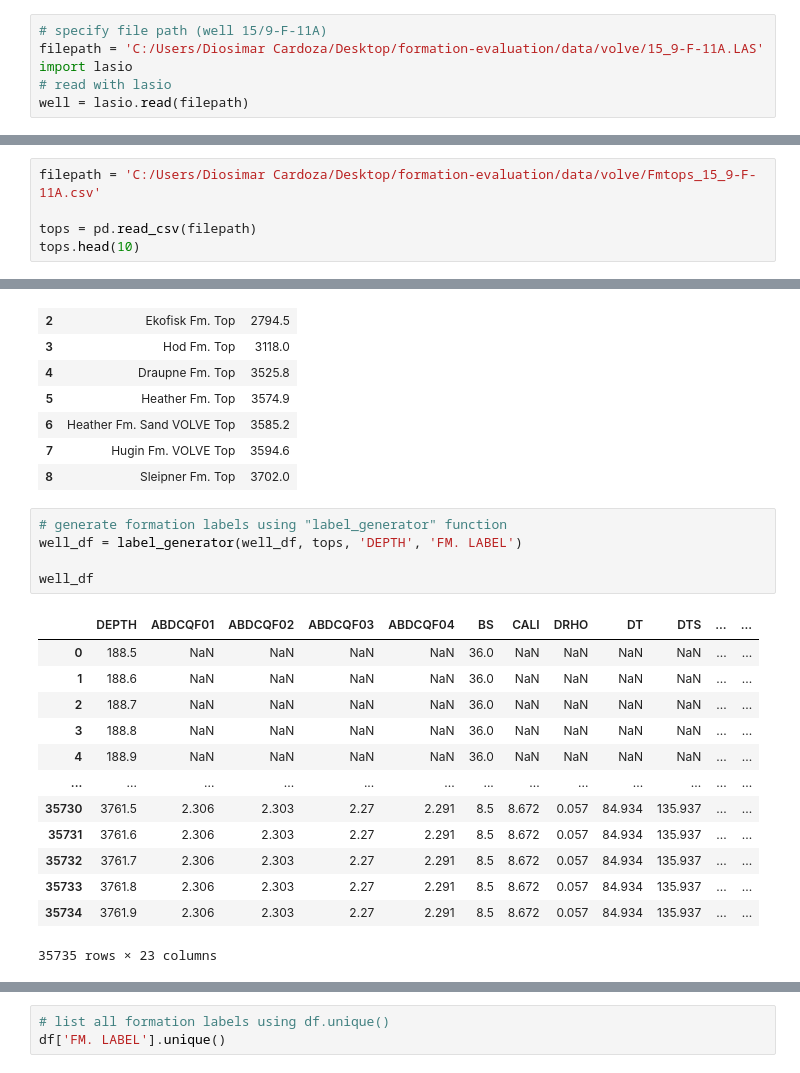
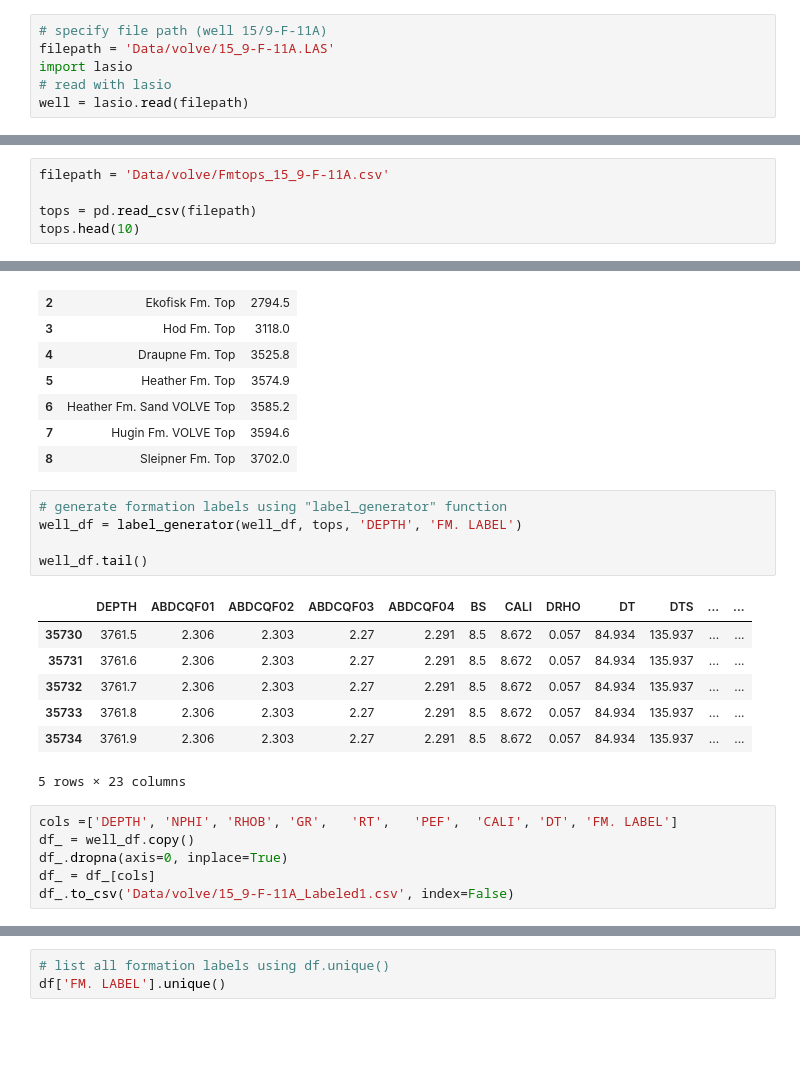
Before and after one commit to diosimar/OilGas_volumetrics, a Jupyter notebook: series.ipynb, the cells around one changed output, grey strips where cells are left out. Drawn from its saved outputs; the diff is of its cells as text; blank space fills up the shorter version.

```diff
--- a/series.ipynb
+++ b/series.ipynb
@@ -359,7 +359,7 @@ def calculate_klogh(formation_name, phif, vsh):
     return 10 ** (-1.85 + (17.4 * phif) - (3 * vsh))
 # %%
 # specify file path (well 15/9-F-11A)
-filepath = 'C:/Users/Diosimar Cardoza/Desktop/formation-evaluation/data/volve/15_9-F-11A.LAS'
+filepath = 'Data/volve/15_9-F-11A.LAS'
 import lasio
 # read with lasio
 well = lasio.read(filepath)
@@ -528,7 +496,7 @@ well_df.head(10)
 | 9 | 189.4 | NaN | NaN | NaN | NaN | 36.0 | NaN | NaN | NaN | NaN | ... | ... |
 10 rows × 22 columns
 # %%
-filepath = 'C:/Users/Diosimar Cardoza/Desktop/formation-evaluation/data/volve/Fmtops_15_9-F-11A.csv'
+filepath = 'Data/volve/Fmtops_15_9-F-11A.csv'
 
 tops = pd.read_csv(filepath)
 tops.head(10)
@@ -546,21 +514,21 @@ tops.head(10)
 # %%
 # generate formation labels using "label_generator" function
 well_df = label_generator(well_df, tops, 'DEPTH', 'FM. LABEL')
 
-well_df
+well_df.tail()
 # %% [output]
 |  | DEPTH | ABDCQF01 | ABDCQF02 | ABDCQF03 | ABDCQF04 | BS | CALI | DRHO | DT | DTS | ... | ... |
-| 0 | 188.5 | NaN | NaN | NaN | NaN | 36.0 | NaN | NaN | NaN | NaN | ... | ... |
-| 1 | 188.6 | NaN | NaN | NaN | NaN | 36.0 | NaN | NaN | NaN | NaN | ... | ... |
-| 2 | 188.7 | NaN | NaN | NaN | NaN | 36.0 | NaN | NaN | NaN | NaN | ... | ... |
-| 3 | 188.8 | NaN | NaN | NaN | NaN | 36.0 | NaN | NaN | NaN | NaN | ... | ... |
-| 4 | 188.9 | NaN | NaN | NaN | NaN | 36.0 | NaN | NaN | NaN | NaN | ... | ... |
-| ... | ... | ... | ... | ... | ... | ... | ... | ... | ... | ... | ... | ... |
 | 35730 | 3761.5 | 2.306 | 2.303 | 2.27 | 2.291 | 8.5 | 8.672 | 0.057 | 84.934 | 135.937 | ... | ... |
 | 35731 | 3761.6 | 2.306 | 2.303 | 2.27 | 2.291 | 8.5 | 8.672 | 0.057 | 84.934 | 135.937 | ... | ... |
 | 35732 | 3761.7 | 2.306 | 2.303 | 2.27 | 2.291 | 8.5 | 8.672 | 0.057 | 84.934 | 135.937 | ... | ... |
 | 35733 | 3761.8 | 2.306 | 2.303 | 2.27 | 2.291 | 8.5 | 8.672 | 0.057 | 84.934 | 135.937 | ... | ... |
 | 35734 | 3761.9 | 2.306 | 2.303 | 2.27 | 2.291 | 8.5 | 8.672 | 0.057 | 84.934 | 135.937 | ... | ... |
-35735 rows × 23 columns
+5 rows × 23 columns
+# %%
+cols =['DEPTH',	'NPHI',	'RHOB',	'GR',	'RT',	'PEF',	'CALI',	'DT', 'FM. LABEL']
+df_ = well_df.copy()
+df_.dropna(axis=0, inplace=True)
+df_ = df_[cols]
+df_.to_csv('Data/volve/15_9-F-11A_Labeled1.csv', index=False)
 # %%
 # get the CSV from the github
```
Also changed, not shown: parts of 15 cells of this notebook.
